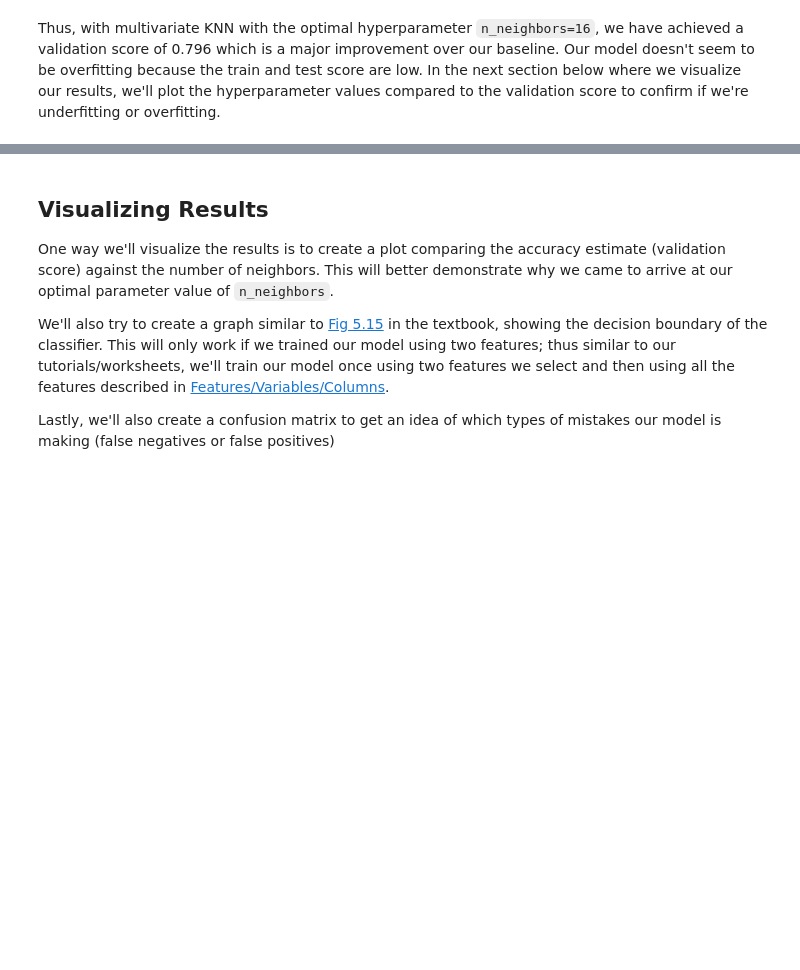
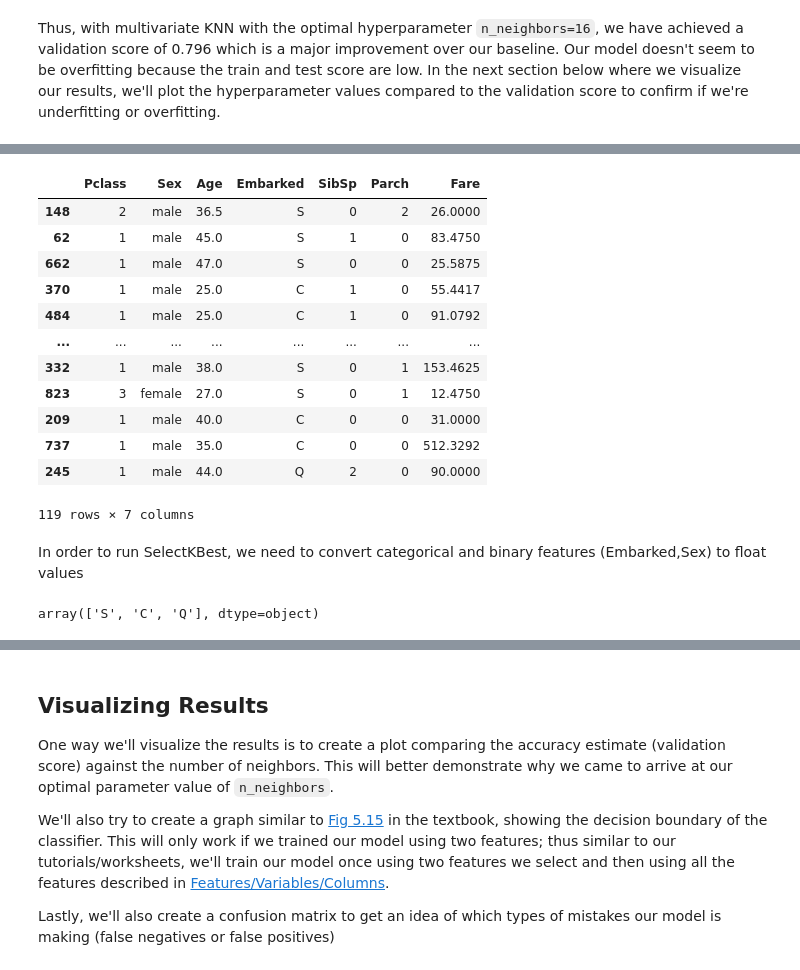
Before and after one commit to ericrkuo/dsci-100-group-12, a Jupyter notebook: report.ipynb, the cells around one changed output, grey strips where cells are left out. Drawn from its saved outputs; the diff is of its cells as text; code cells hidden in the pictures; blank space fills up the shorter version.

```diff
--- a/report.ipynb
+++ b/report.ipynb
@@ -509,0 +517,27 @@ Thus, with multivariate KNN with the optimal hyperparameter `n_neighbors=16`, we
+# %%
+#using SelectKBest to get scores of all feature of the DataFrame
+
+training_data = training_data[["Pclass","Sex","Age","Embarked","SibSp","Parch","Fare","Survived"]].dropna()
+X_feature = training_data[["Pclass","Sex","Age","Embarked","SibSp","Parch","Fare"]]
+y_feature = training_data["Survived"]
+X_feature
+# %% [output]
+|  | Pclass | Sex | Age | Embarked | SibSp | Parch | Fare |
+| 148 | 2 | male | 36.5 | S | 0 | 2 | 26.0000 |
+| 62 | 1 | male | 45.0 | S | 1 | 0 | 83.4750 |
+| 662 | 1 | male | 47.0 | S | 0 | 0 | 25.5875 |
+| 370 | 1 | male | 25.0 | C | 1 | 0 | 55.4417 |
+| 484 | 1 | male | 25.0 | C | 1 | 0 | 91.0792 |
+| ... | ... | ... | ... | ... | ... | ... | ... |
+| 332 | 1 | male | 38.0 | S | 0 | 1 | 153.4625 |
+| 823 | 3 | female | 27.0 | S | 0 | 1 | 12.4750 |
+| 209 | 1 | male | 40.0 | C | 0 | 0 | 31.0000 |
+| 737 | 1 | male | 35.0 | C | 0 | 0 | 512.3292 |
+| 245 | 1 | male | 44.0 | Q | 2 | 0 | 90.0000 |
+119 rows × 7 columns
+# %% [markdown]
+In order to run SelectKBest, we need to convert categorical and binary features (Embarked,Sex) to float values
+# %%
+X_feature["Embarked"].unique()
+# %% [output]
+array(['S', 'C', 'Q'], dtype=object)
```
Also changed, not shown: parts of 17 cells of this notebook.
